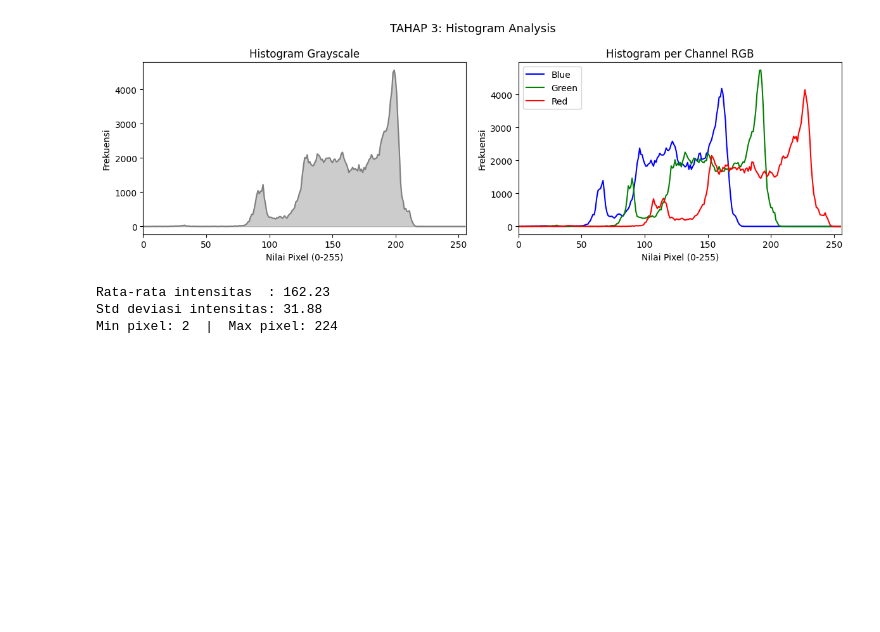
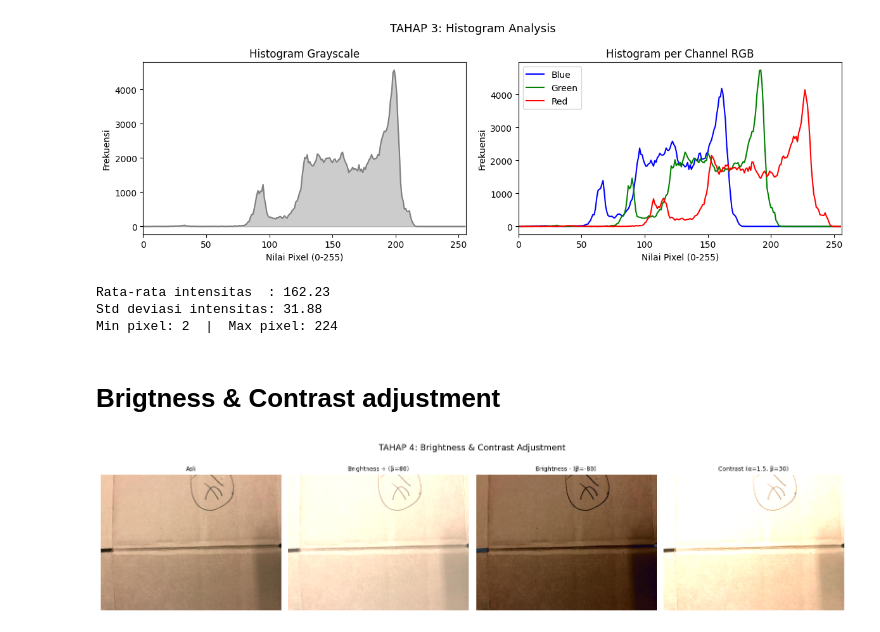
Before and after one commit to yowxy/Smart-Waste-Detection-and-Segmentation, a Jupyter notebook: index.ipynb, the cells around one changed output. Cells and saved outputs as stored; diff of their text form; code cells hidden in the pictures; blank space fills up the shorter version.

Commit message:
feat: make an Brigtness , Contrast adjustment, and make an Histogram Equalization and Normalisation

```diff
--- a/index.ipynb
+++ b/index.ipynb
@@ -177,3 +177,25 @@ print(f'Min pixel: {img_gray.min()}  |  Max pixel: {img_gray.max()}')
 Rata-rata intensitas  : 162.23
 Std deviasi intensitas: 31.88
 Min pixel: 2  |  Max pixel: 224
+# %% [markdown]
+# Brigtness & Contrast adjustment
+# %%
+img_bright   = cv2.convertScaleAbs(img_bgr, alpha=1.0, beta=80)
+img_dark     = cv2.convertScaleAbs(img_bgr, alpha=1.0, beta=-80)
+img_contrast = cv2.convertScaleAbs(img_bgr, alpha=1.5, beta=30)
+
+fig, axes = plt.subplots(1, 4, figsize=(16, 4))
+titles = ['Asli', 'Brightness + (β=80)', 'Brightness - (β=-80)', 'Contrast (α=1.5, β=30)']
+imgs   = [img_rgb,
+          cv2.cvtColor(img_bright,   cv2.COLOR_BGR2RGB),
+          cv2.cvtColor(img_dark,     cv2.COLOR_BGR2RGB),
+          cv2.cvtColor(img_contrast, cv2.COLOR_BGR2RGB)]
+
+for ax, title, im in zip(axes, titles, imgs):
+    ax.imshow(im); ax.set_title(title, fontsize=9); ax.axis('off')
+
+plt.suptitle('TAHAP 4: Brightness & Contrast Adjustment', fontsize=13)
+plt.tight_layout()
+plt.show()
+# %% [output]
+[figure, added]
```
Also changed, not shown: parts of 2 cells of this notebook.
